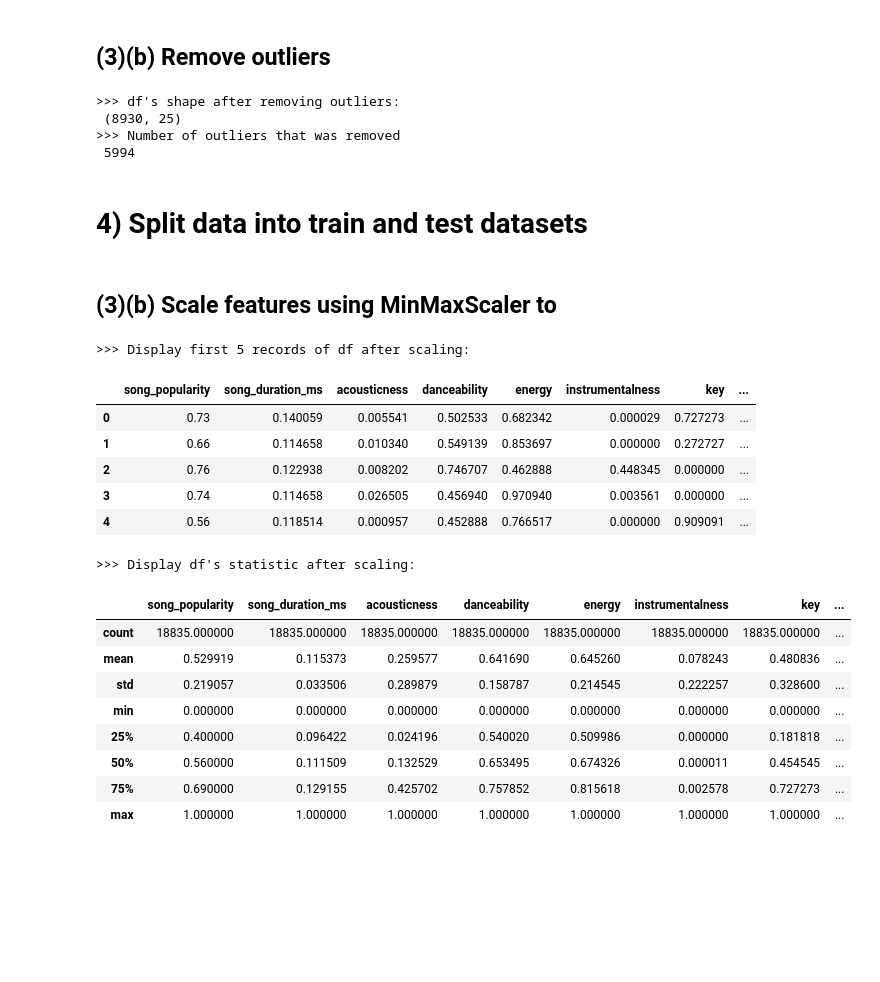
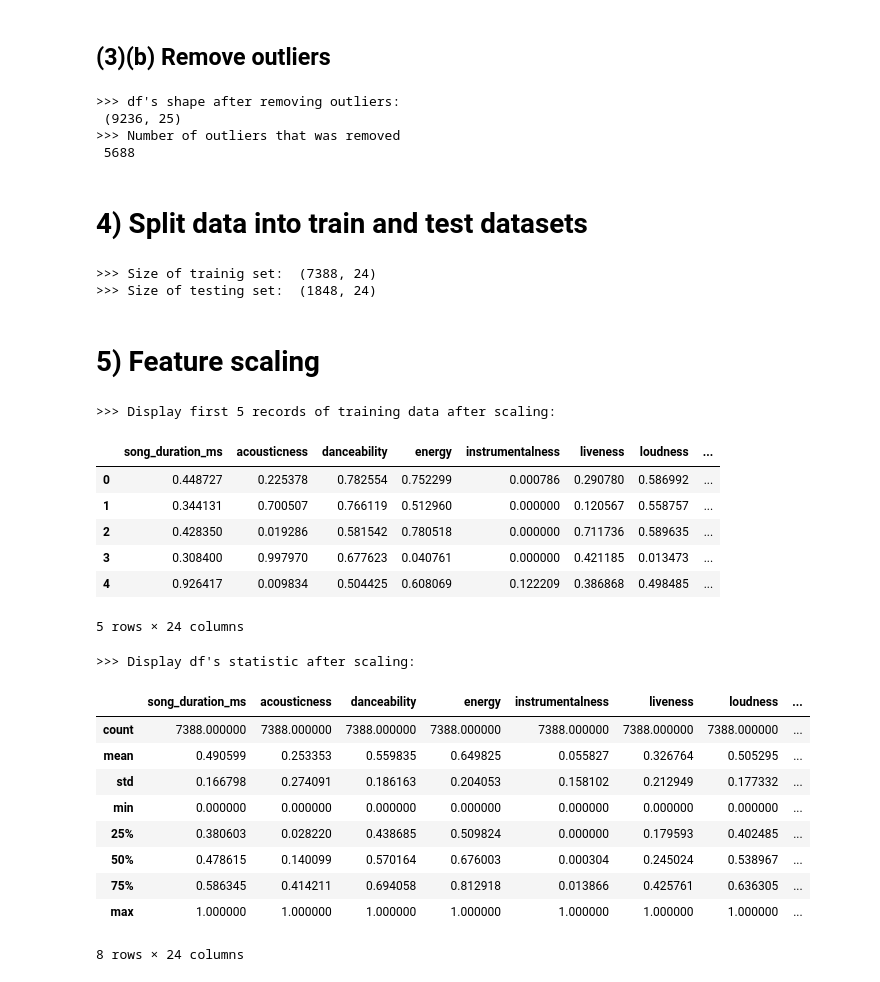
Before and after one commit to dy018/project105, a Jupyter notebook: 105_ML_project_song.ipynb, the cells around one changed output. Cells and saved outputs as stored; diff of their text form; code cells hidden in the pictures; blank space fills up the shorter version.

```diff
--- a/105_ML_project_song.ipynb
+++ b/105_ML_project_song.ipynb
@@ -222,60 +222,80 @@ print(">>> First 5 records in new df:\n", df1.head())
 # backup df
 df2 = df1.copy()
 
-# remove outliners that is outside 50% of IQR
+# remove outliners that is outside 60% of IQR for both Q1 and Q3 ends respectively
 for i in numeric_features:
   Q1 = df2[i].quantile(0.25)
   Q3 = df2[i].quantile(0.75)
   IQR = Q3 - Q1
-  df2 = df2[df2[i] <= (Q3+(1.5*IQR))]
-  df2 = df2[df2[i] >= (Q1-(1.5*IQR))]
+  df2 = df2[df2[i] <= (Q3+(1.6*IQR))]
+  df2 = df2[df2[i] >= (Q1-(1.6*IQR))]
   df2 = df2.reset_index(drop=True)
 
 print(">>> df's shape after removing outliers:\n", df2.shape)
 print(">>> Number of outliers that was removed\n", df1.shape[0] - df2.shape[0])
 # %% [output]
 >>> df's shape after removing outliers:
- (8930, 25)
+ (9236, 25)
 >>> Number of outliers that was removed
- 5994
+ 5688
 # %% [markdown]
 # 4) Split data into train and test datasets
-# %% [markdown]
-## (3)(b) Scale features using MinMaxScaler to
+# %%
+from sklearn.model_selection import train_test_split
+
+Y = df2['song_popularity']
+X = df2.drop(['song_popularity'], axis=1)
+
+X_train, X_test, y_train, y_test = train_test_split(X, Y, train_size=0.8, test_size=0.2, random_state=40)
+X_train.reset_index(drop=True,inplace=True)
+
+print(">>> Size of trainig set: ", X_train.shape)
+print(">>> Size of testing set: ", X_test.shape)
+# %% [output]
+>>> Size of trainig set:  (7388, 24)
+>>> Size of testing set:  (1848, 24)
+# %% [markdown]
+# 5) Feature scaling
 # %%
 # Apply scaling on columns of df
 from sklearn.preprocessing import MinMaxScaler
 
-# Initialize the MinMaxScaler
-min_max_scaler = MinMaxScaler()
+def scaler(temp_df):
+  # Initialize the MinMaxScaler
+  min_max_scaler = MinMaxScaler()
 
-# Fit the scaler to the data and transform it
-min_max_scaled_data = min_max_scaler.fit_transform(df)
+  # Fit the scaler to the data and transform it
+  min_max_scaled_data = min_max_scaler.fit_transform(temp_df)
 
-# Create a new DataFrame with the min-max scaled data
-df = pd.DataFrame(min_max_scaled_data, columns=df.columns)
+  temp_df = pd.DataFrame(min_max_scaled_data, columns=temp_df.columns)
+  return temp_df
 
-print (">>> Display first 5 records of df after scaling:\n")
-df.head()
+X_train = scaler(X_train)
+X_test = scaler(X_test)
+
+print (">>> Display first 5 records of training data after scaling:\n")
+X_train.head()
 # %% [output]
->>> Display first 5 records of df after scaling:
+>>> Display first 5 records of training data after scaling:
-|  | song_popularity | song_duration_ms | acousticness | danceability | energy | instrumentalness | key | ... |
-| 0 | 0.73 | 0.140059 | 0.005541 | 0.502533 | 0.682342 | 0.000029 | 0.727273 | ... |
-| 1 | 0.66 | 0.114658 | 0.010340 | 0.549139 | 0.853697 | 0.000000 | 0.272727 | ... |
-| 2 | 0.76 | 0.122938 | 0.008202 | 0.746707 | 0.462888 | 0.448345 | 0.000000 | ... |
-| 3 | 0.74 | 0.114658 | 0.026505 | 0.456940 | 0.970940 | 0.003561 | 0.000000 | ... |
-| 4 | 0.56 | 0.118514 | 0.000957 | 0.452888 | 0.766517 | 0.000000 | 0.909091 | ... |
+|  | song_duration_ms | acousticness | danceability | energy | instrumentalness | liveness | loudness | ... |
+| 0 | 0.448727 | 0.225378 | 0.782554 | 0.752299 | 0.000786 | 0.290780 | 0.586992 | ... |
+| 1 | 0.344131 | 0.700507 | 0.766119 | 0.512960 | 0.000000 | 0.120567 | 0.558757 | ... |
+| 2 | 0.428350 | 0.019286 | 0.581542 | 0.780518 | 0.000000 | 0.711736 | 0.589635 | ... |
+| 3 | 0.308400 | 0.997970 | 0.677623 | 0.040761 | 0.000000 | 0.421185 | 0.013473 | ... |
+| 4 | 0.926417 | 0.009834 | 0.504425 | 0.608069 | 0.122209 | 0.386868 | 0.498485 | ... |
+5 rows × 24 columns
 # %%
 print (">>> Display df's statistic after scaling:\n")
-df.describe()
+X_train.describe()
 # %% [output]
 >>> Display df's statistic after scaling:
-|  | song_popularity | song_duration_ms | acousticness | danceability | energy | instrumentalness | key | ... |
-| count | 18835.000000 | 18835.000000 | 18835.000000 | 18835.000000 | 18835.000000 | 18835.000000 | 18835.000000 | ... |
-| mean | 0.529919 | 0.115373 | 0.259577 | 0.641690 | 0.645260 | 0.078243 | 0.480836 | ... |
-| std | 0.219057 | 0.033506 | 0.289879 | 0.158787 | 0.214545 | 0.222257 | 0.328600 | ... |
+|  | song_duration_ms | acousticness | danceability | energy | instrumentalness | liveness | loudness | ... |
+| count | 7388.000000 | 7388.000000 | 7388.000000 | 7388.000000 | 7388.000000 | 7388.000000 | 7388.000000 | ... |
+| mean | 0.490599 | 0.253353 | 0.559835 | 0.649825 | 0.055827 | 0.326764 | 0.505295 | ... |
+| std | 0.166798 | 0.274091 | 0.186163 | 0.204053 | 0.158102 | 0.212949 | 0.177332 | ... |
 | min | 0.000000 | 0.000000 | 0.000000 | 0.000000 | 0.000000 | 0.000000 | 0.000000 | ... |
-| 25% | 0.400000 | 0.096422 | 0.024196 | 0.540020 | 0.509986 | 0.000000 | 0.181818 | ... |
-| 50% | 0.560000 | 0.111509 | 0.132529 | 0.653495 | 0.674326 | 0.000011 | 0.454545 | ... |
-| 75% | 0.690000 | 0.129155 | 0.425702 | 0.757852 | 0.815618 | 0.002578 | 0.727273 | ... |
+| 25% | 0.380603 | 0.028220 | 0.438685 | 0.509824 | 0.000000 | 0.179593 | 0.402485 | ... |
+| 50% | 0.478615 | 0.140099 | 0.570164 | 0.676003 | 0.000304 | 0.245024 | 0.538967 | ... |
+| 75% | 0.586345 | 0.414211 | 0.694058 | 0.812918 | 0.013866 | 0.425761 | 0.636305 | ... |
 | max | 1.000000 | 1.000000 | 1.000000 | 1.000000 | 1.000000 | 1.000000 | 1.000000 | ... |
+8 rows × 24 columns
```
Also changed, not shown: parts of 10 cells of this notebook.
